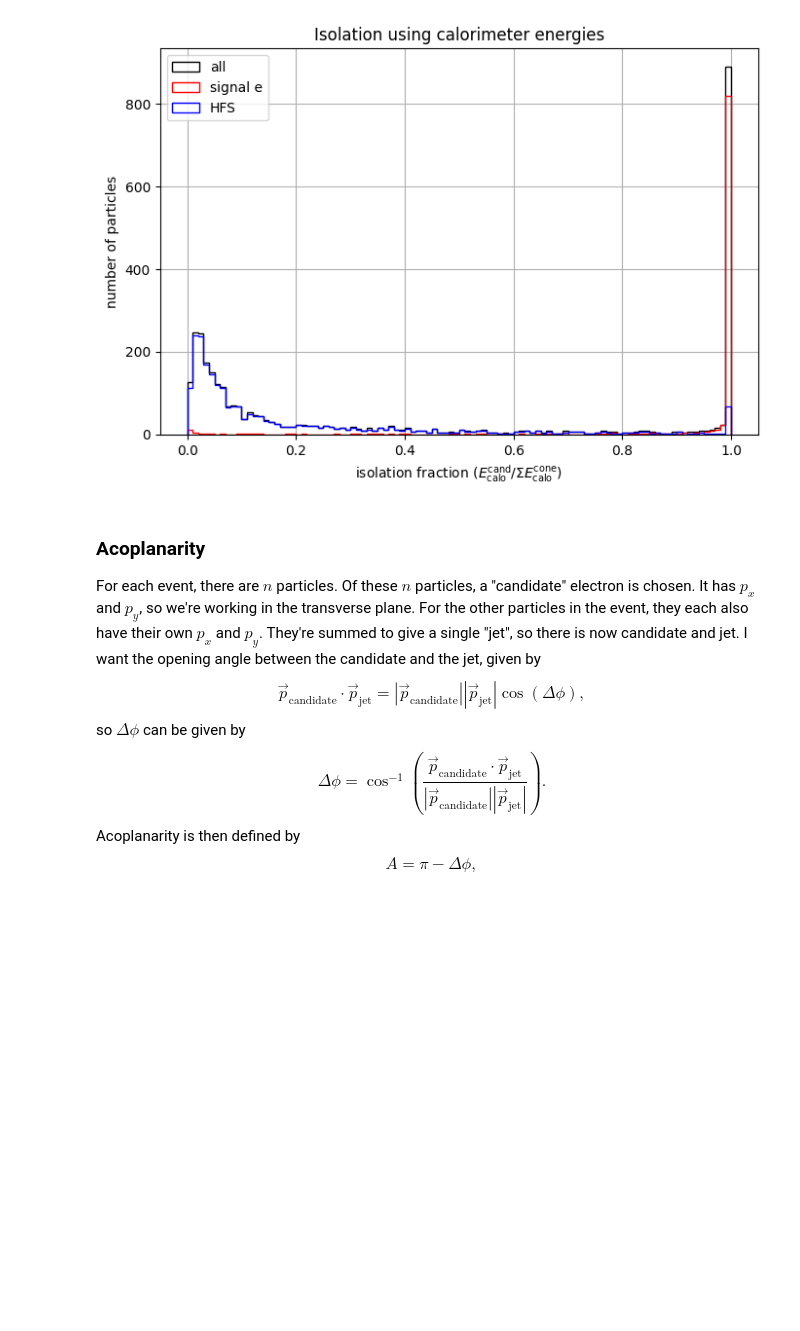
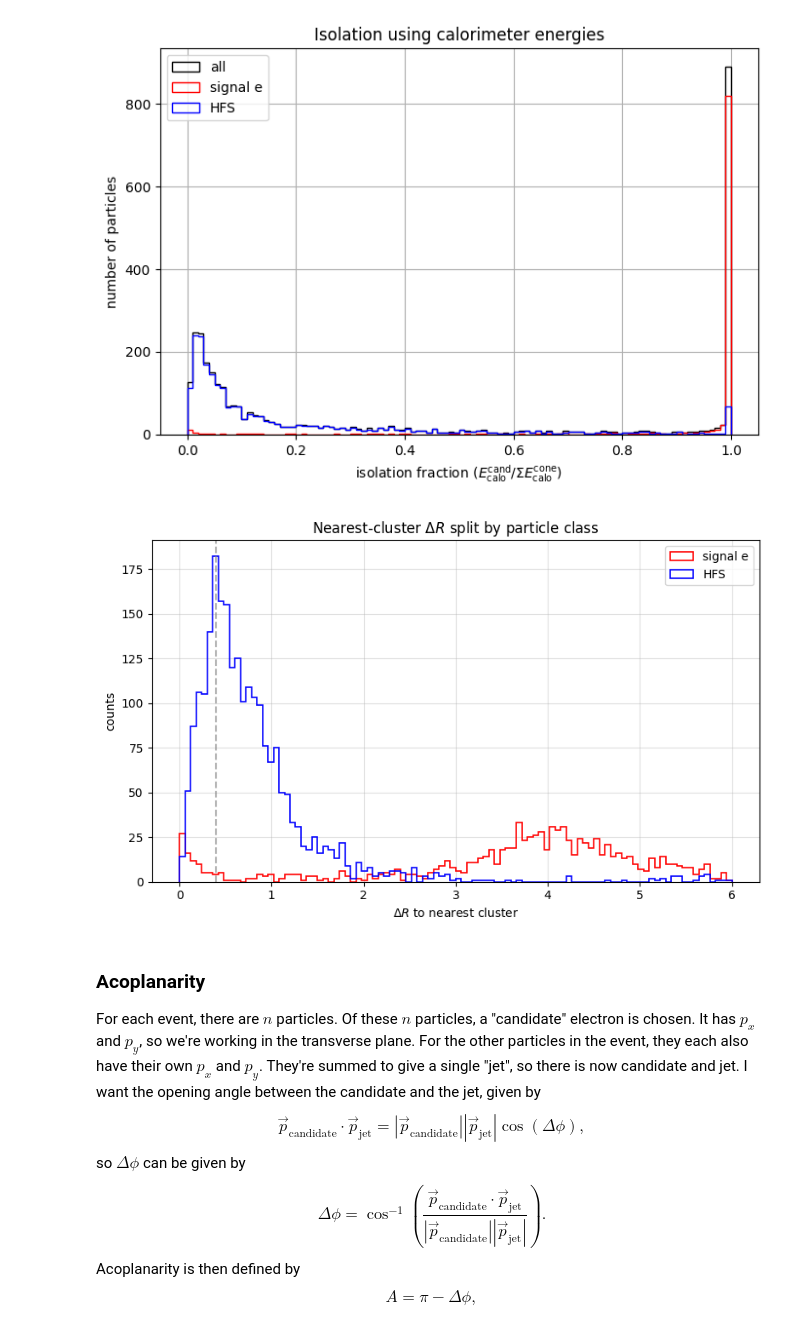
Before and after one commit to nalted/Masters-Project-Public, a Jupyter notebook: projectxg/xgboost_tutorial.ipynb, the cells around one changed output. Drawn from its saved outputs; the diff is of its cells as text; code cells hidden in the pictures; blank space fills up the shorter version.

Commit message:
Added a distribution plot for dR to nearest cluster, splitting by class. Also added the distributions of the training variables for the perceived signal alongside the true signal

```diff
--- a/projectxg/xgboost_tutorial.ipynb
+++ b/projectxg/xgboost_tutorial.ipynb
@@ -535,3 +530,37 @@ plt.show()
+# %%
+# split nearest-cluster ΔR by particle class
+# Zero out eta/phi for particles that are NOT signal / HFS,
+# so calc_nearest_cluster_dR skips them via the (0,0) check.
+
+signal_calo_eta = ak.where(is_signal_electron_ch, matched_calo_eta_ch, 0.0)
+signal_calo_phi = ak.where(is_signal_electron_ch, matched_calo_phi_ch, 0.0)
+
+hfs_calo_eta = ak.where(is_hfs_ch, matched_calo_eta_ch, 0.0)
+hfs_calo_phi = ak.where(is_hfs_ch, matched_calo_phi_ch, 0.0)
+
+min_dR_signal = calc_nearest_cluster_dR(
+    signal_calo_eta, signal_calo_phi,
+    all_calo_eta, all_calo_phi)
+
+min_dR_hfs = calc_nearest_cluster_dR(
+    hfs_calo_eta, hfs_calo_phi,
+    all_calo_eta, all_calo_phi)
+
+# ...existing code...
+
+fig, ax = plt.subplots(figsize=(8, 5))
+ax.hist(min_dR_signal, bins=100, range=(0, 6), histtype='step', color='red', linewidth=1.2, label='signal e')
+ax.hist(min_dR_hfs, bins=100, range=(0, 6), histtype='step', color='blue', linewidth=1.2, label='HFS')
+ax.axvline(0.4, color='grey', ls='--', alpha=0.6)
+ax.set_xlabel(r'$\Delta R$ to nearest cluster')
+ax.set_ylabel('counts')
+ax.set_title(r'Nearest-cluster $\Delta R$ split by particle class')
+ax.legend()
+ax.grid(True, alpha=0.4)
+plt.tight_layout()
+plt.show()
+# %% [output]
+[figure, added]
 # %% [markdown]
 ### **Acoplanarity**
 
```
Also changed, not shown: parts of 4 cells of this notebook.
